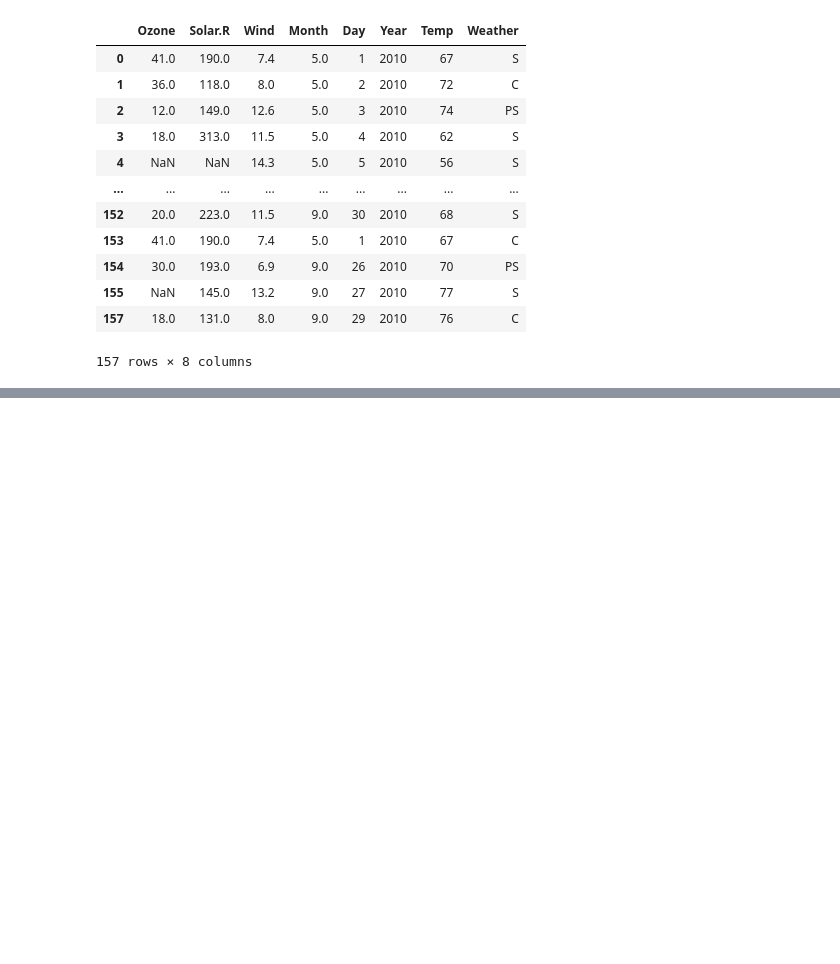
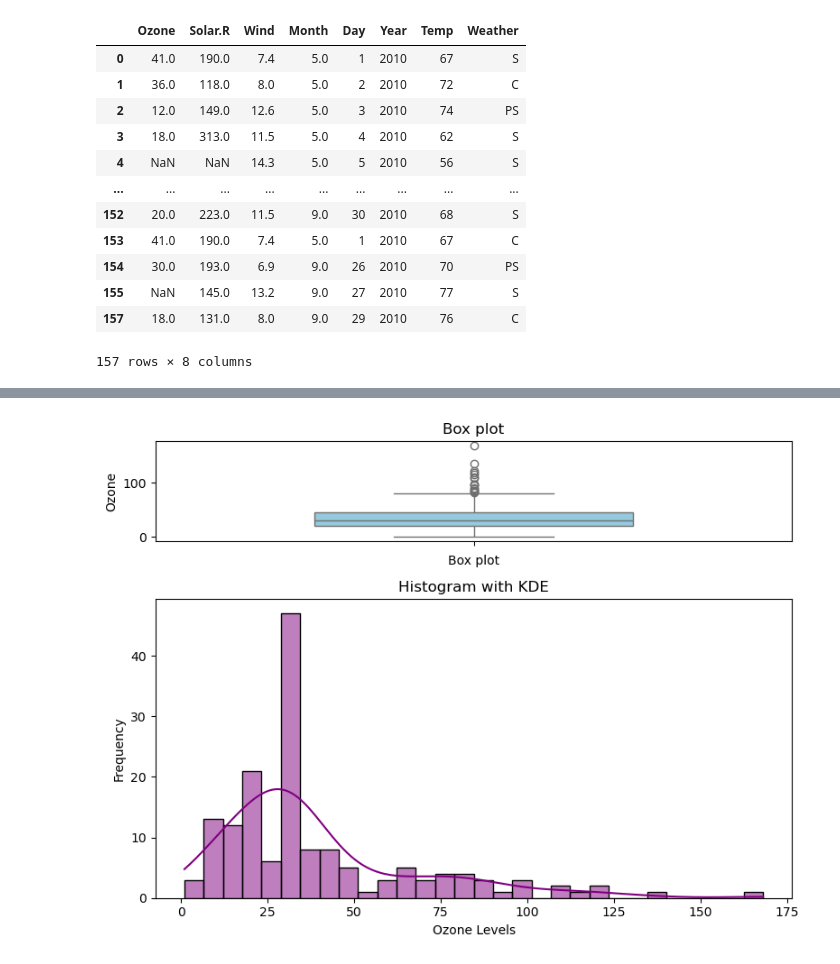
Before and after one commit to manoj009-hos/Aiml-tasks, a Jupyter notebook: EDA1.ipynb, the cells around one changed output, grey strips where cells are left out. Saved outputs shown, nothing was run; the diff lists cells and outputs as text; code cells hidden in the pictures; blank space fills up the shorter version.

```diff
--- a/EDA1.ipynb
+++ b/EDA1.ipynb
@@ -108,0 +169,7 @@ data1
+# %%
+median_Solar=data1["Solar"].median()
+mean_Solar=data1["Solar"].mean()
+print("Median of Solar: ",median_Solar)
+print("Mean of Solar: ",mean_Solar)
+data1['Solar']=data1['Solar'].fillna(mean_Solar)
+data1.isnull().sum()
@@ -108,0 +188,4 @@ data1
+# %%
+print(data1["Weather"].value_counts())
+mode_Weather = data1["Weather"].mode()[0]
+print(mode_Weather)
@@ -108,0 +199,3 @@ data1
+# %%
+data1["Weather"] = data1["Weather"].fillna(mode_Weather)
+data1.isnull().sum()
@@ -108,0 +212,6 @@ data1
+# %%
+print(data1["Month"].value_counts())
+mode_Month = data1["Month"].mode()[0]
+print(mode_Month)
+data1["Month"] = data1["Month"].fillna(mode_Month)
+data1.isnull().sum()
@@ -108,0 +236,22 @@ data1
+# %%
+import matplotlib.pyplot as plt
+import seaborn as sns
+
+fig, axes = plt.subplots(2, 1, figsize=(8, 6), gridspec_kw={'height_ratios': [1, 3]})
+
+
+sns.boxplot(data=data1["Ozone"], ax=axes[0], color='skyblue', width=0.5)
+axes[0].set_title("Box plot")
+axes[0].set_xlabel("Box plot")
+
+sns.histplot(data1["Ozone"], kde=True, ax=axes[1], color='purple', bins=30)
+axes[1].set_title("Histogram with KDE")
+axes[1].set_xlabel("Ozone Levels")
+axes[1].set_ylabel("Frequency")
+
+
+plt.tight_layout()
+
+plt.show()
+# %% [output]
+[figure, added]
```
Also changed, not shown: parts of 31 cells of this notebook.
